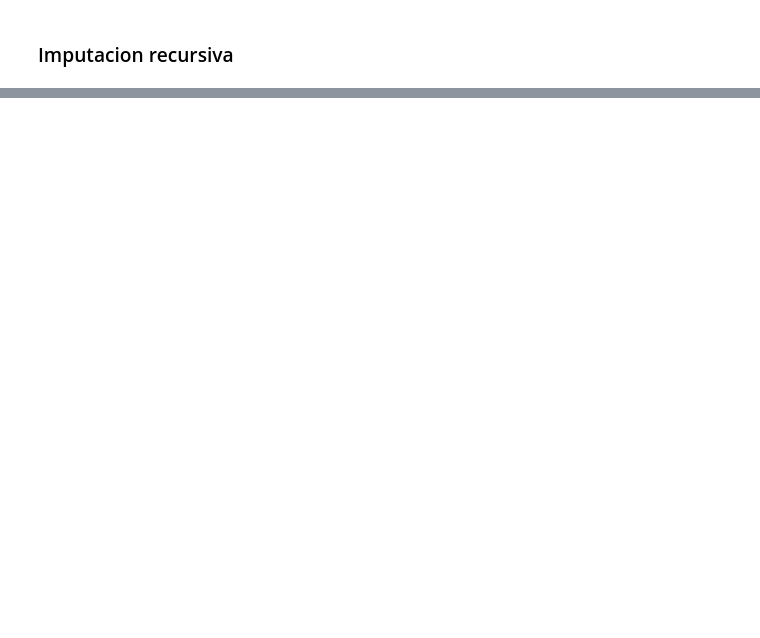
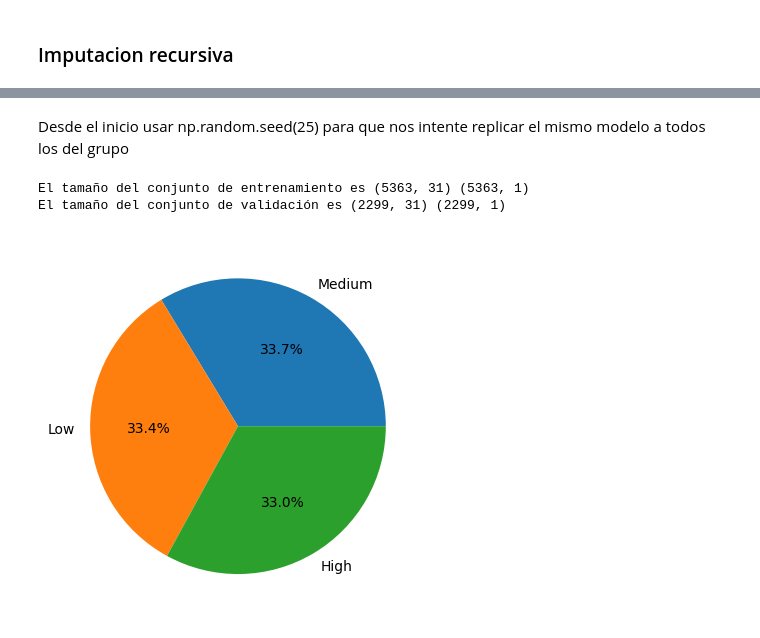
Before and after one commit to DavidBetancurRamirez/ComputacionCientifica, a Jupyter notebook: clasificacion/clase/caso_clasificacion.ipynb, the cells around one changed output, grey strips where cells are left out. Saved outputs shown, nothing was run; the diff lists cells and outputs as text; code cells hidden in the pictures; blank space fills up the shorter version.

```diff
--- a/clasificacion/clase/caso_clasificacion.ipynb
+++ b/clasificacion/clase/caso_clasificacion.ipynb
@@ -275,0 +385,14 @@ memory usage: 492.3 KB
+# %%
+# Pipeline de transformación de variables
+from sklearn.compose import ColumnTransformer
+from sklearn.preprocessing import OneHotEncoder, MinMaxScaler
+from sklearn.pipeline import Pipeline
+
+num_col = X.select_dtypes(include=['int64', 'float64']).columns.to_list()
+cat_col = X.select_dtypes(include=['object']).columns.to_list()
+num_tranformer = Pipeline(steps=[('scaler', MinMaxScaler())])
+cat_tranformer = Pipeline(steps=[('encoder', OneHotEncoder())])
+preprocessor = ColumnTransformer(transformers= [('num', num_tranformer, num_col),
+                                                ('cat', cat_tranformer, cat_col)],
+                                                remainder='passthrough')
+preprocessor
@@ -275,0 +416,6 @@ memory usage: 492.3 KB
+# %%
+X_pre = preprocessor.fit_transform(X)
+cod_cat = preprocessor.named_transformers_['cat']['encoder'].get_feature_names_out(cat_col)
+labels = np.concatenate([num_col, cod_cat])
+X_pro = pd.DataFrame(X_pre, columns=labels)
+X_pro.head(10)
@@ -275,0 +435,15 @@ memory usage: 492.3 KB
+# %% [markdown]
+Desde el inicio usar np.random.seed(25) para que nos intente replicar el mismo modelo a todos los del grupo
+# %%
+# Separación entrenamiento y prueba
+from sklearn.model_selection import train_test_split
+X_train, X_test, y_train, y_test = train_test_split(X_pro, y, train_size=0.7, random_state=123)
+print(f'El tamaño del conjunto de entrenamiento es {X_train.shape} {y_train.shape}\nEl tamaño del conjunto de validación es {X_test.shape} {y_test.shape}')
+# %% [output]
+El tamaño del conjunto de entrenamiento es (5363, 31) (5363, 1)
+El tamaño del conjunto de validación es (2299, 31) (2299, 1)
+# %%
+plt.pie(x = y_train.Addiction.value_counts(), labels=y_train.Addiction.value_counts().index, autopct = '%0.1f%%')
+plt.show()
+# %% [output]
+[figure, added]
```
Also changed, not shown: parts of 38 cells of this notebook.
